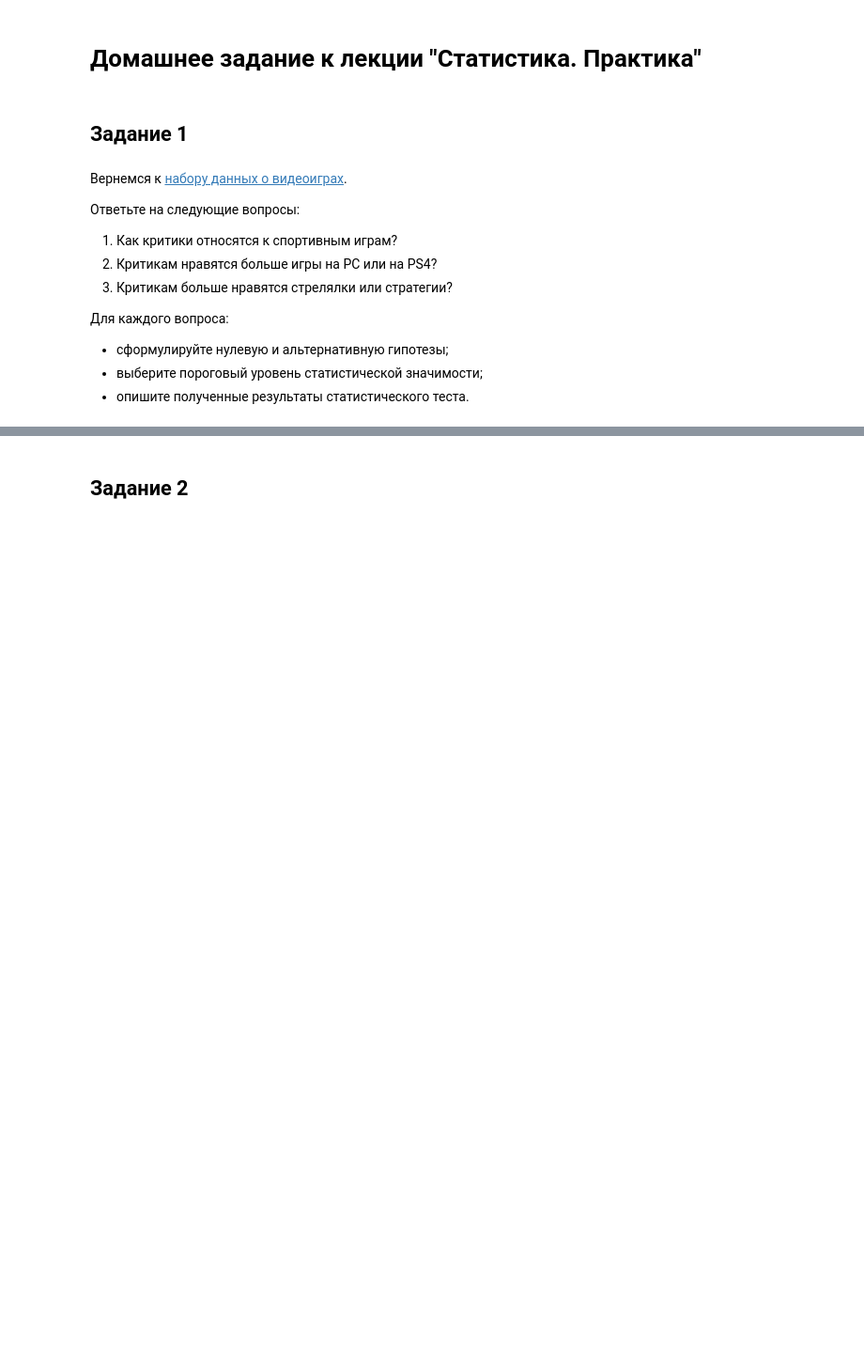
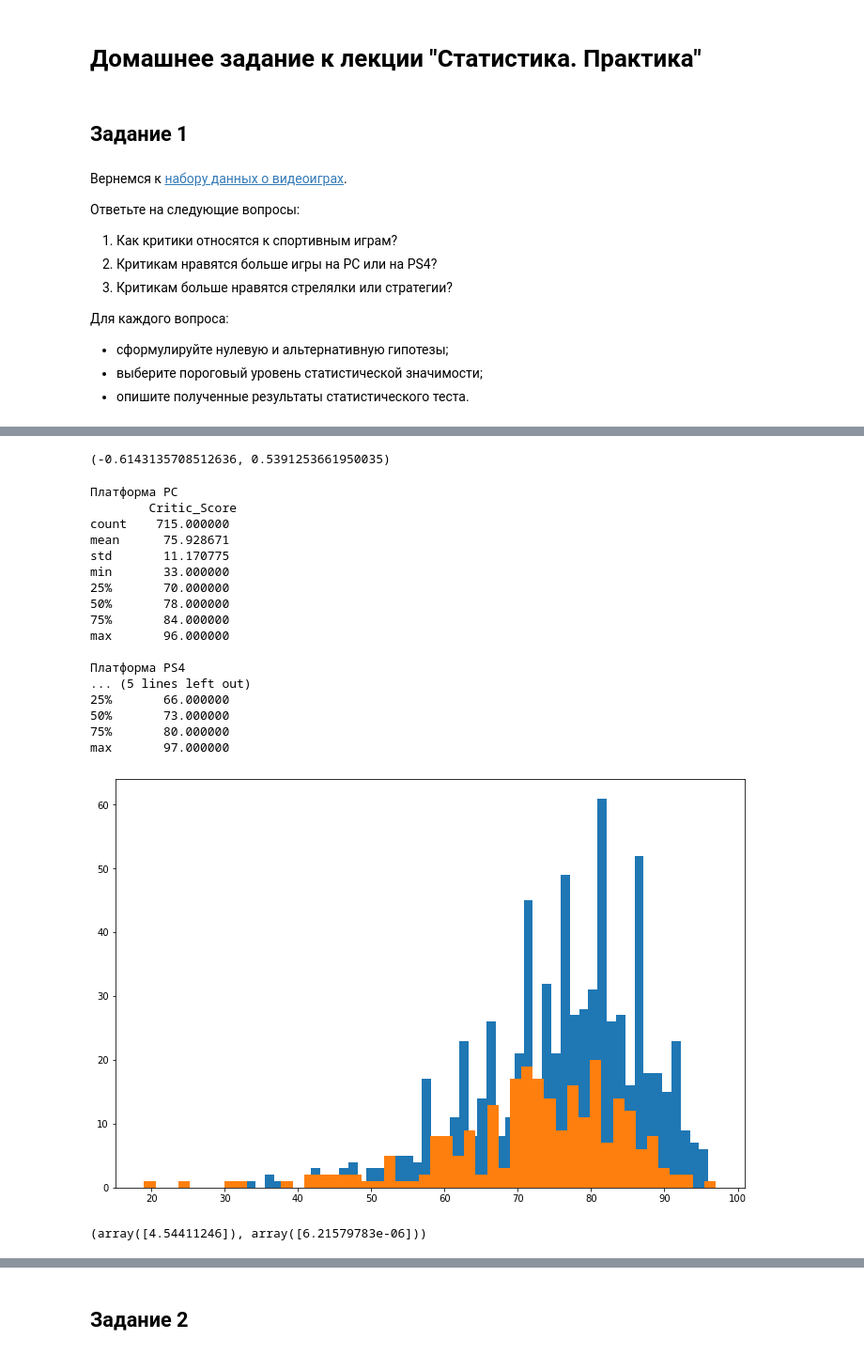
Before and after one commit to ant69/pandas_statistic, a Jupyter notebook: homework_statistics_8_case_study.ipynb, the cells around one changed output, grey strips where cells are left out. Shown at 94% size. Saved outputs shown, nothing was run; the diff lists cells and outputs as text; code cells hidden in the pictures; blank space fills up the shorter version.

```diff
--- a/homework_statistics_8_case_study.ipynb
+++ b/homework_statistics_8_case_study.ipynb
@@ -17,0 +122,12 @@
+# %%
+# Исходя из увиденного можно выдвинуть следующую гипотезу, которую и можно попробовать проверить.
+# Разобьем весь объем данных по оценкам на то, что было до 2012 года и на то, что было после 2012 года
+# Нулевая гипотеза заключается в том, что оценка экспертами игр до 2012 года  мало отличается от оценок после 2012 года
+# Альтернативная гипотеза - что вместе с изменением количества оценок изменилось и их качество.
+# Для начала просто сформируем две выборки и посмотрим их статистические характеристики
+vgames['Year_2012'] = vgames.Year_of_Release.map(lambda x: 'before' if x < 2012.0 else 'after')
+sport_games = vgames[(vgames.Genre == 'Sports')]
+sport_games_scores = sport_games.loc[:, ('Critic_Score', 'Year_2012')].dropna()
+sport_games_scores.groupby('Year_2012').describe()
+# Увидев полученные цифры, дальше эту гипотезу статистически даже проверять не хочется, есть ощущение,
+# что нулевую гипотезу не опровергнуть...
@@ -17,0 +140,64 @@
+# %%
+sport_games_scores.head()
+sg_before_2012 = sport_games_scores[(sport_games_scores.Year_2012 == 'before')]['Critic_Score']
+sg_after_2012 = sport_games_scores[(sport_games_scores.Year_2012 == 'after')]['Critic_Score']
+#sg_before_2012
+t, p_value = st.ttest_ind(sg_before_2012, sg_after_2012) #Критерий Стьюдента (t-test)
+t, p_value
+# Ну да, гипотеза оказалась дурацкой и успешно не подтвердилась.
+# p_value на порядок превышает значение 0.05, которое является пороговым для уровня доверия 95%
+# В этой связи фиксируем,что несмотря на значительное уменьшение количества спортивных видеоигр начиная с 2012 года
+# уровень оценок критиков спортивных игр практически не изменился.
+# Есть и другие внешние разборы этих данных. К примеру: https://rpubs.com/vh42720/vgsales
+# Теоретически можно было бы еще как-то нормировать оценки по количеству экспертов, их давших
+# %% [output]
+(-0.6143135708512636, 0.5391253661950035)
+# %%
+# Критикам нравятся больше игры на PC или на PS4?
+
+# Здесь задача сформулирована более понятно, поэтому будем двигаться вперед более уверенно :)
+# Вначале получим две серии с оценками критиков для игр на PS и на PS4, посмотрим их распределения и основные характеристики,
+# а потом подумаем о гипотезах.
+pc_scores = vgames[(vgames.Platform=='PC')][['Critic_Score']].dropna()
+ps4_scores = vgames[(vgames.Platform=='PS4')][['Critic_Score']].dropna()
+#print(pc_scores.head())
+print('Платформа PC\n', pc_scores.describe())
+#print(ps4_scores.head())
+print('\nПлатформа PS4\n', ps4_scores.describe())
+# Посмотрим на гистограмме распределения
+plt.hist(pc_scores, bins=50);
+plt.hist(ps4_scores, bins=50);
+# В принципе на основе этих данных уже можно строить гипотезу о том, что оценки экспертов для PC выше, чем для PS4
+# При этом есть ощущение, что данных не очень много (715 оцененных игр на платформе PC и 252 на платформе PS4)
+# %% [output]
+Платформа PC
+        Critic_Score
+count    715.000000
+mean      75.928671
+std       11.170775
+min       33.000000
+25%       70.000000
+50%       78.000000
+75%       84.000000
+max       96.000000
+
+Платформа PS4
+... (5 lines left out)
+25%       66.000000
+50%       73.000000
+75%       80.000000
+max       97.000000
+[figure, added]
+# %%
+# Тем не менее попробуем пощупать эти данные с помощью любимого t-теста
+# Наша нулевая гипотеза заключается в том, что эксперты ставят примерно одинаковые оценки играм на обеих платформах
+# Альтернативная гипотеза - оценки различаются. На берегу решим, что уровень значимости у нас будет жестким. Скажем, 1%
+t, p_value = st.ttest_ind(pc_scores, ps4_scores) #Критерий Стьюдента (t-test)
+t, p_value
+# значение p-value= 0,0000062 полученное в результате проверки, заставляет нас с негодованием отвергнуть нулевую гипотезу
+# Собственно говоря, все и так было видно по диаграмме и по средним значениям. Тем не менее нельзя не отметить,
+# что гистограммы перекрываются в значительной степени, и даже несмотря на такие значения при случайном выборе
+# одной игры для PC и одной для PS4 мы довольно часто будем получать более высокую оценку для PS4.
+# Такое незначительное смещение уровня оценок может быть связать только с тем, что у PC пиар лучше.
+# %% [output]
+(array([4.54411246]), array([6.21579783e-06]))
```
Also changed, not shown: parts of 16 cells of this notebook.
